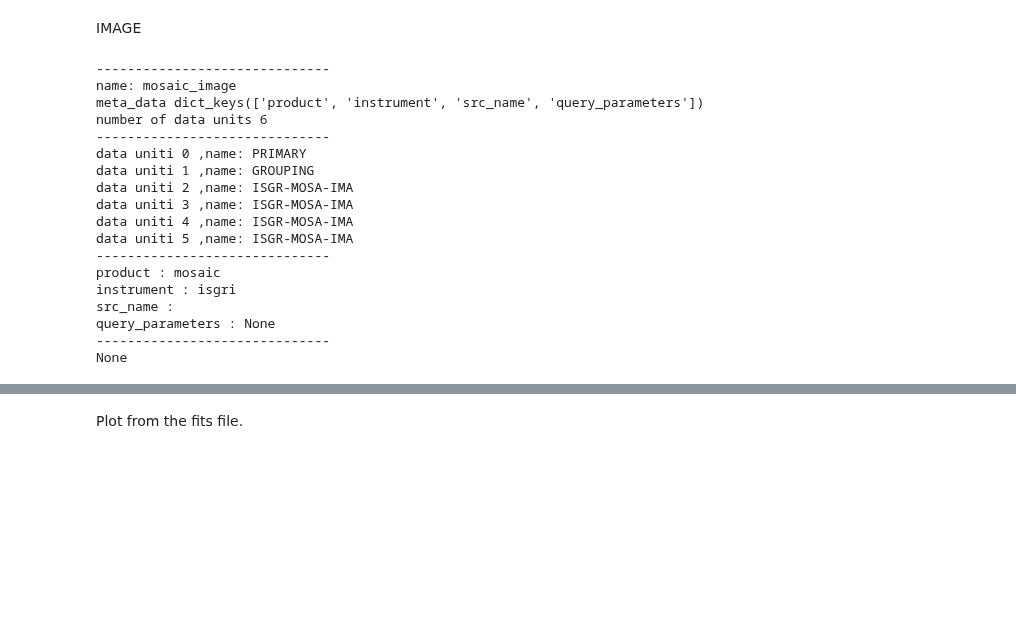
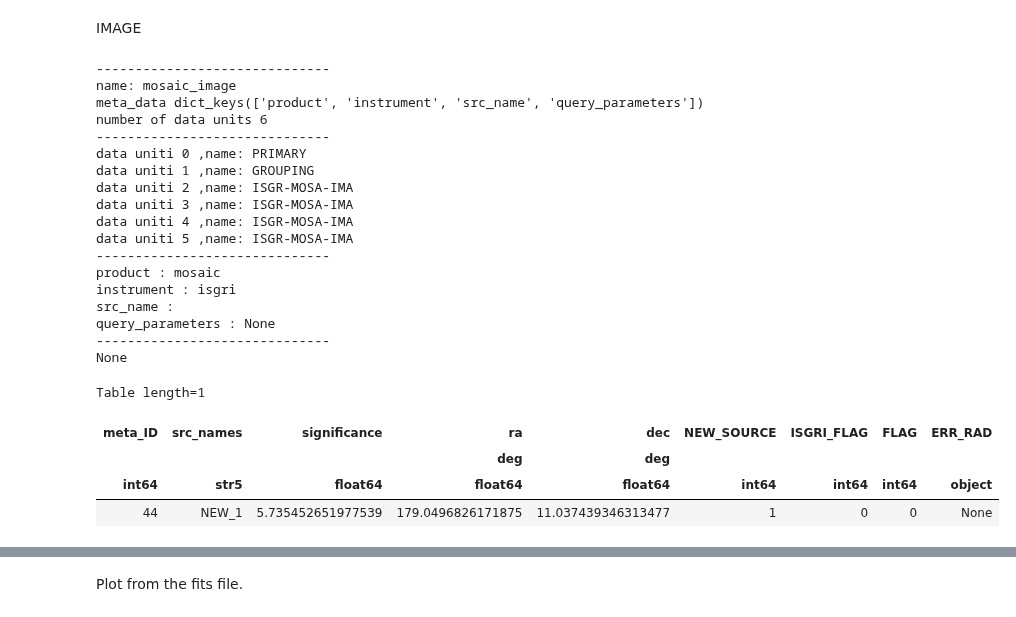
Before and after one commit to interstellxr/jupiter-xray-analysis, a Jupyter notebook: jupiter-xrays/CrabAnalysis.ipynb, the cells around one changed output, grey strips where cells are left out. Drawn from its saved outputs; the diff is of its cells as text; code cells hidden in the pictures; blank space fills up the shorter version.

```diff
--- a/jupiter-xrays/CrabAnalysis.ipynb
+++ b/jupiter-xrays/CrabAnalysis.ipynb
@@ -80,25 +98,31 @@ IMAGE
 # %%
 data_collection.mosaic_image_0_mosaic.show()
 print(data_collection.mosaic_image_0_mosaic.show_meta())
+data_collection.dispatcher_catalog_1.table
 # %% [output]
 ------------------------------
 name: mosaic_image
 meta_data dict_keys(['product', 'instrument', 'src_name', 'query_parameters'])
 number of data units 6
 ------------------------------
 data uniti 0 ,name: PRIMARY
 data uniti 1 ,name: GROUPING
 data uniti 2 ,name: ISGR-MOSA-IMA
 data uniti 3 ,name: ISGR-MOSA-IMA
 data uniti 4 ,name: ISGR-MOSA-IMA
 data uniti 5 ,name: ISGR-MOSA-IMA
 ------------------------------
 product : mosaic
 instrument : isgri
 src_name :
 query_parameters : None
 ------------------------------
 None
+Table length=1
+| meta_ID | src_names | significance | ra | dec | NEW_SOURCE | ISGRI_FLAG | FLAG | ERR_RAD |
+|  |  |  | deg | deg |  |  |  |  |
+| int64 | str5 | float64 | float64 | float64 | int64 | int64 | int64 | object |
+| 44 | NEW_1 | 5.735452651977539 | 179.0496826171875 | 11.037439346313477 | 1 | 0 | 0 | None |
 # %%
 im=OdaImage(data_collection)
 _ = im.show()
```
Also changed, not shown: parts of 5 cells of this notebook.
